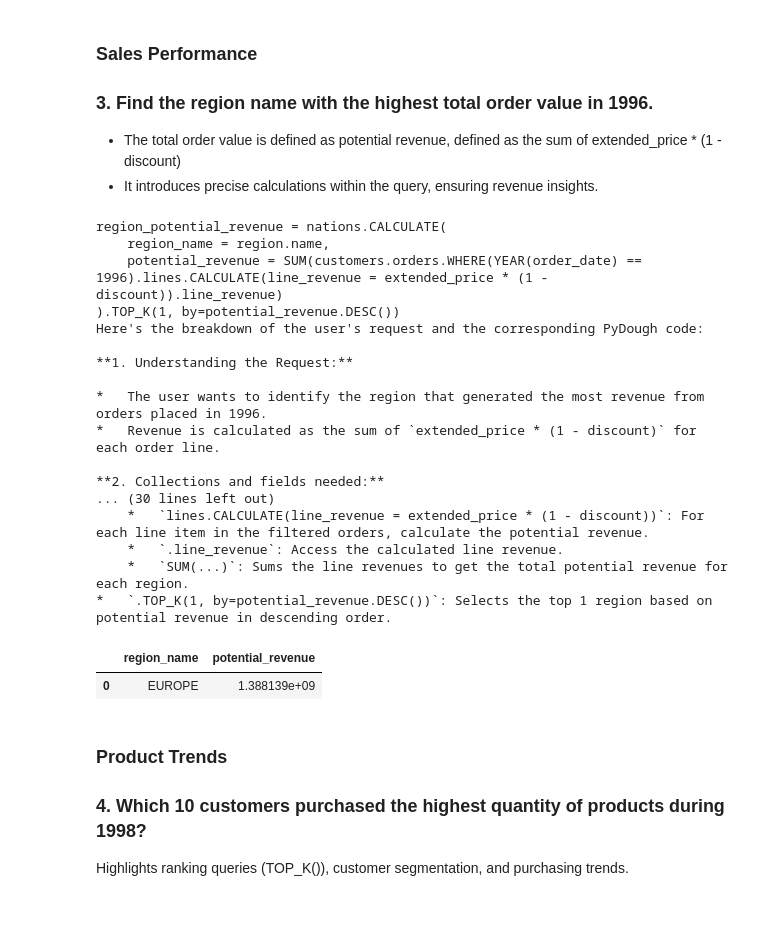
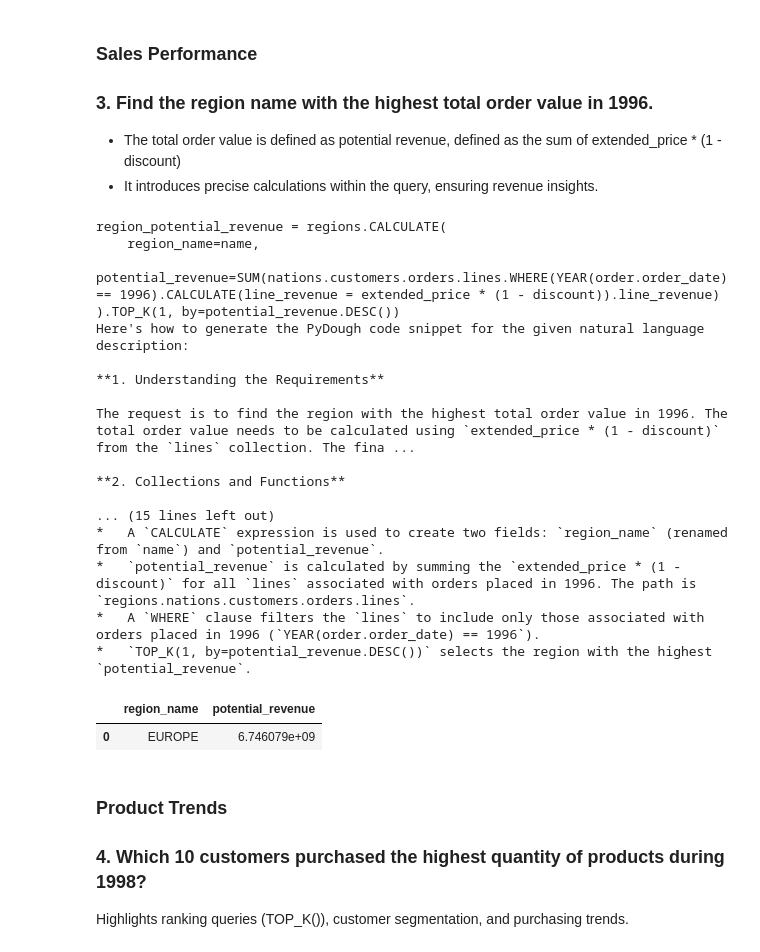
Before and after one commit to bodo-ai/text2pydough, a Jupyter notebook: workbench/AAraya/demo/llm_demo_final_vRK_v2.ipynb, the cells around one changed output. Drawn from its saved outputs; the diff is of its cells as text; code cells hidden in the pictures; blank space fills up the shorter version.

```diff
--- a/workbench/AAraya/demo/llm_demo_final_vRK_v2.ipynb
+++ b/workbench/AAraya/demo/llm_demo_final_vRK_v2.ipynb
@@ -589,32 +618,33 @@ This code snippet efficiently addresses the follow-up question by incorporating
 - It introduces precise calculations within the query, ensuring revenue insights.
 # %%
 query="""Find the region name with the highest total order value in 1996.
-The total order value is defined as potential revenue, defined as the sum of extended_price * (1 - discount)"""
+The total order value is defined as potential revenue, defined as the sum of extended_price * (1 - discount).
+Return the region name and the total order value."""
 
 result= client.ask(query)
 
 print(result.full_explanation)
 result.df.head()
 # %% [output]
-region_potential_revenue = nations.CALCULATE(
-    region_name = region.name,
-    potential_revenue = SUM(customers.orders.WHERE(YEAR(order_date) == 1996).lines.CALCULATE(line_revenue = extended_price * (1 - discount)).line_revenue)
+region_potential_revenue = regions.CALCULATE(
+    region_name=name,
+    potential_revenue=SUM(nations.customers.orders.lines.WHERE(YEAR(order.order_date) == 1996).CALCULATE(line_revenue = extended_price * (1 - discount)).line_revenue)
 ).TOP_K(1, by=potential_revenue.DESC())
-Here's the breakdown of the user's request and the corresponding PyDough code:
+Here's how to generate the PyDough code snippet for the given natural language description:
 
-**1. Understanding the Request:**
+**1. Understanding the Requirements**
 
-*   The user wants to identify the region that generated the most revenue from orders placed in 1996.
-*   Revenue is calculated as the sum of `extended_price * (1 - discount)` for each order line.
+The request is to find the region with the highest total order value in 1996. The total order value needs to be calculated using `extended_price * (1 - discount)` from the `lines` collection. The fina ...
 
-**2. Collections and fields needed:**
-... (30 lines left out)
-    *   `lines.CALCULATE(line_revenue = extended_price * (1 - discount))`: For each line item in the filtered orders, calculate the potential revenue.
-    *   `.line_revenue`: Access the calculated line revenue.
-    *   `SUM(...)`: Sums the line revenues to get the total potential revenue for each region.
-*   `.TOP_K(1, by=potential_revenue.DESC())`: Selects the top 1 region based on potential revenue in descending order.
+**2. Collections and Functions**
+
+... (15 lines left out)
+*   A `CALCULATE` expression is used to create two fields: `region_name` (renamed from `name`) and `potential_revenue`.
+*   `potential_revenue` is calculated by summing the `extended_price * (1 - discount)` for all `lines` associated with orders placed in 1996. The path is `regions.nations.customers.orders.lines`.
+*   A `WHERE` clause filters the `lines` to include only those associated with orders placed in 1996 (`YEAR(order.order_date) == 1996`).
+*   `TOP_K(1, by=potential_revenue.DESC())` selects the region with the highest `potential_revenue`.
 |  | region_name | potential_revenue |
-| 0 | EUROPE | 1.388139e+09 |
+| 0 | EUROPE | 6.746079e+09 |
 # %% [markdown]
 ### Product Trends
 
```
Also changed, not shown: parts of 12 cells of this notebook.
